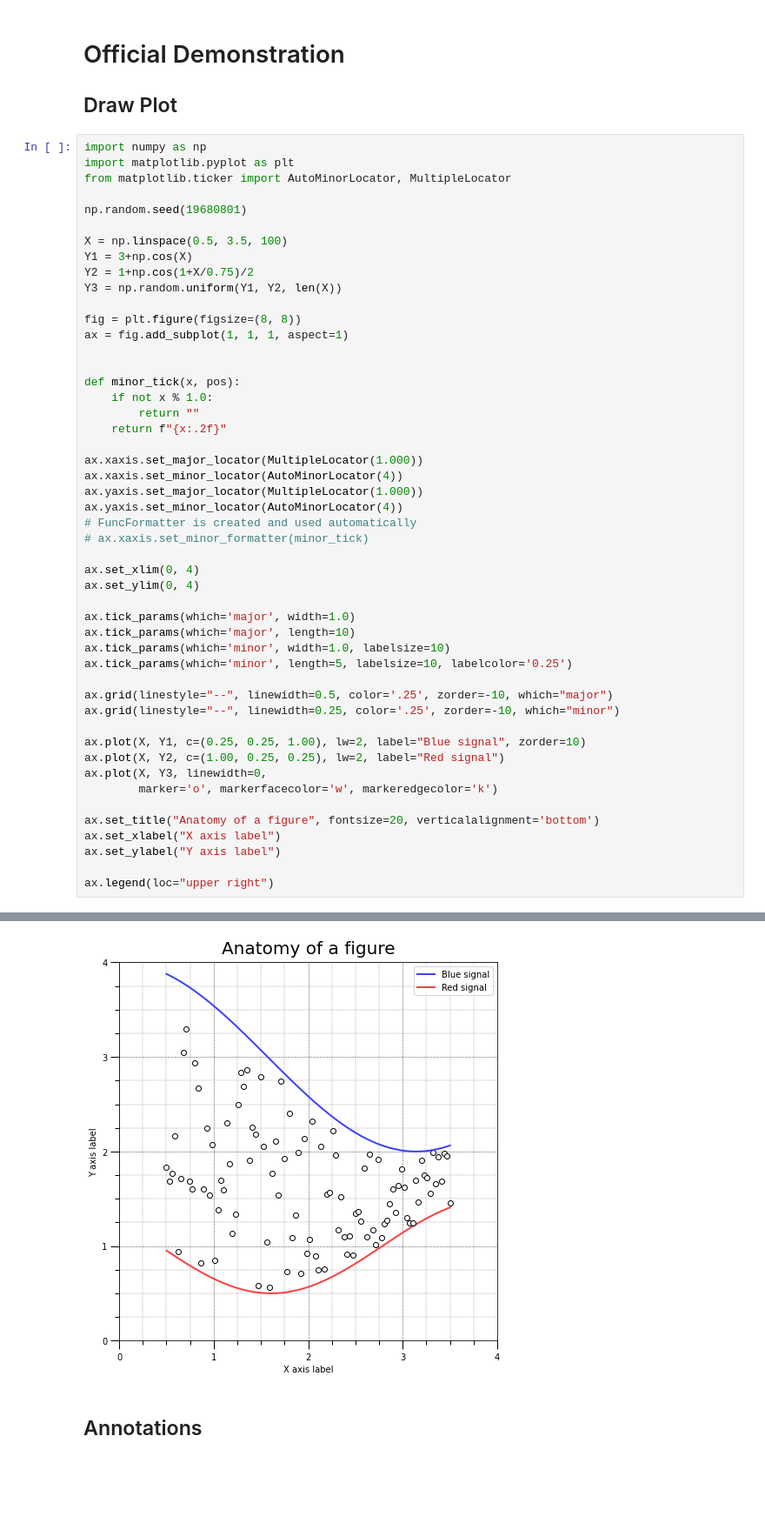
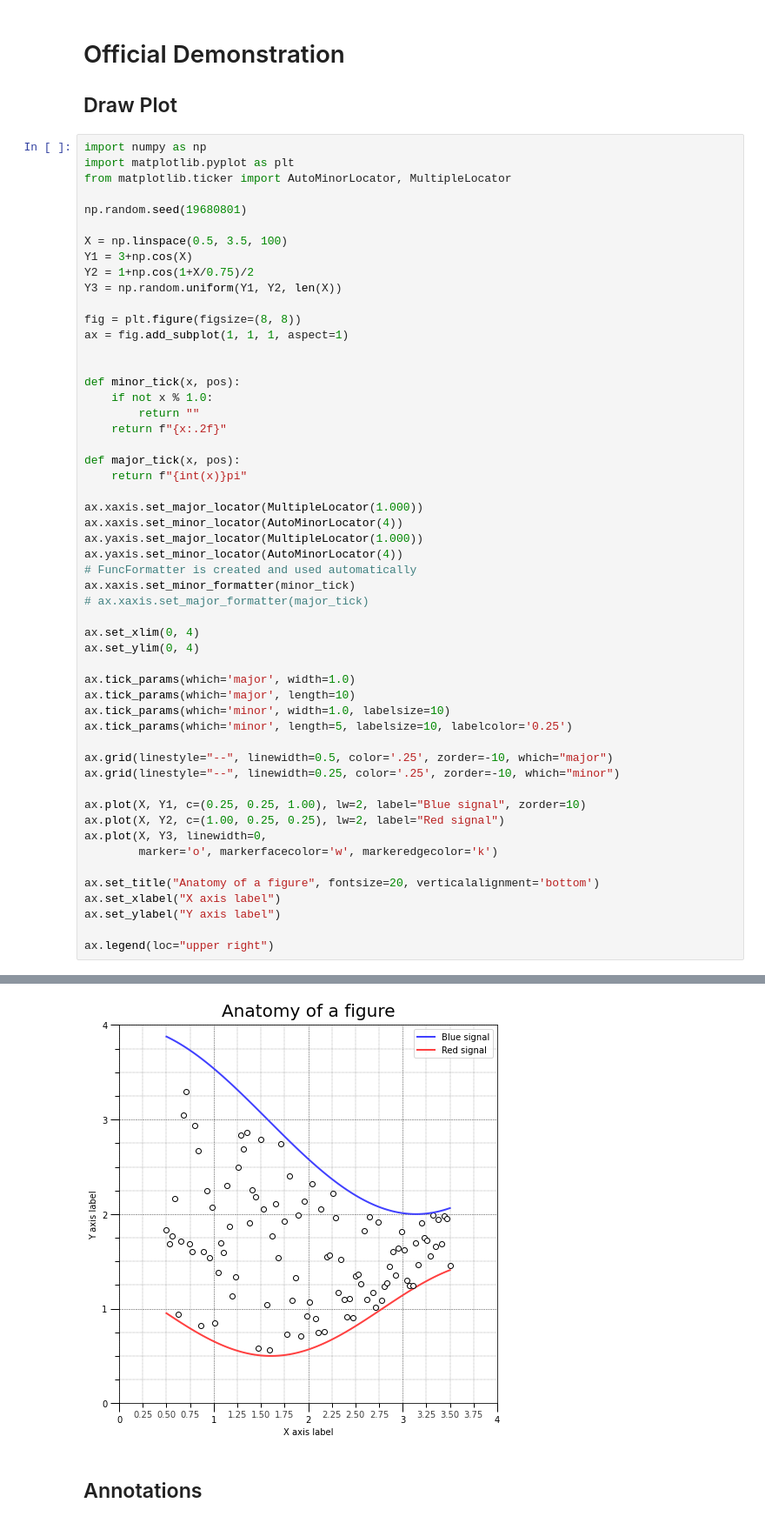
Before and after one commit to alexander-neville/docs, a Jupyter notebook: misc/matplotlib/demo.ipynb, the cells around one changed output, grey strips where cells are left out. Shown at 87% size. Drawn from its saved outputs; the diff is of its cells as text; blank space fills up the shorter version.

```diff
--- a/misc/matplotlib/demo.ipynb
+++ b/misc/matplotlib/demo.ipynb
@@ -23,37 +23,41 @@ def minor_tick(x, pos):
         return ""
     return f"{x:.2f}"
 
+def major_tick(x, pos):
+    return f"{int(x)}pi"
+
 ax.xaxis.set_major_locator(MultipleLocator(1.000))
 ax.xaxis.set_minor_locator(AutoMinorLocator(4))
 ax.yaxis.set_major_locator(MultipleLocator(1.000))
 ax.yaxis.set_minor_locator(AutoMinorLocator(4))
 # FuncFormatter is created and used automatically
-# ax.xaxis.set_minor_formatter(minor_tick)
+ax.xaxis.set_minor_formatter(minor_tick)
+# ax.xaxis.set_major_formatter(major_tick)
 
 ax.set_xlim(0, 4)
 ax.set_ylim(0, 4)
 
 ax.tick_params(which='major', width=1.0)
 ax.tick_params(which='major', length=10)
 ax.tick_params(which='minor', width=1.0, labelsize=10)
 ax.tick_params(which='minor', length=5, labelsize=10, labelcolor='0.25')
 
 ax.grid(linestyle="--", linewidth=0.5, color='.25', zorder=-10, which="major")
 ax.grid(linestyle="--", linewidth=0.25, color='.25', zorder=-10, which="minor")
 
 ax.plot(X, Y1, c=(0.25, 0.25, 1.00), lw=2, label="Blue signal", zorder=10)
 ax.plot(X, Y2, c=(1.00, 0.25, 0.25), lw=2, label="Red signal")
 ax.plot(X, Y3, linewidth=0,
         marker='o', markerfacecolor='w', markeredgecolor='k')
 
 ax.set_title("Anatomy of a figure", fontsize=20, verticalalignment='bottom')
 ax.set_xlabel("X axis label")
 ax.set_ylabel("Y axis label")
 
 ax.legend(loc="upper right")
 # %% [output]
 <matplotlib.legend.Legend at 0x...>
-[figure, old version]
+[figure, new version]
 # %% [markdown]
 ## Annotations
 # %%
```
Also changed, not shown: 2 other files.
